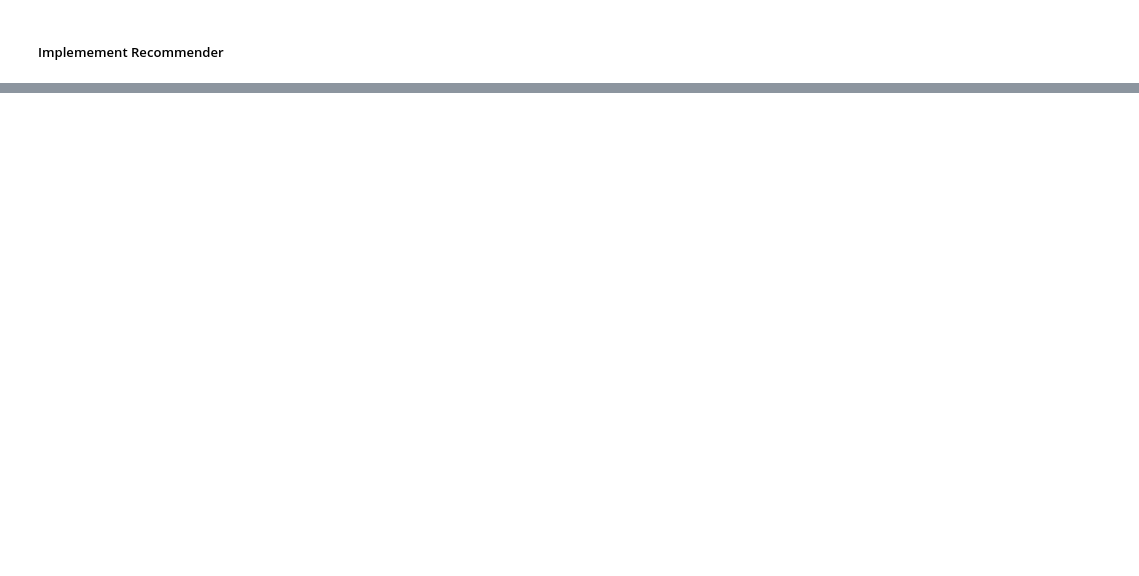
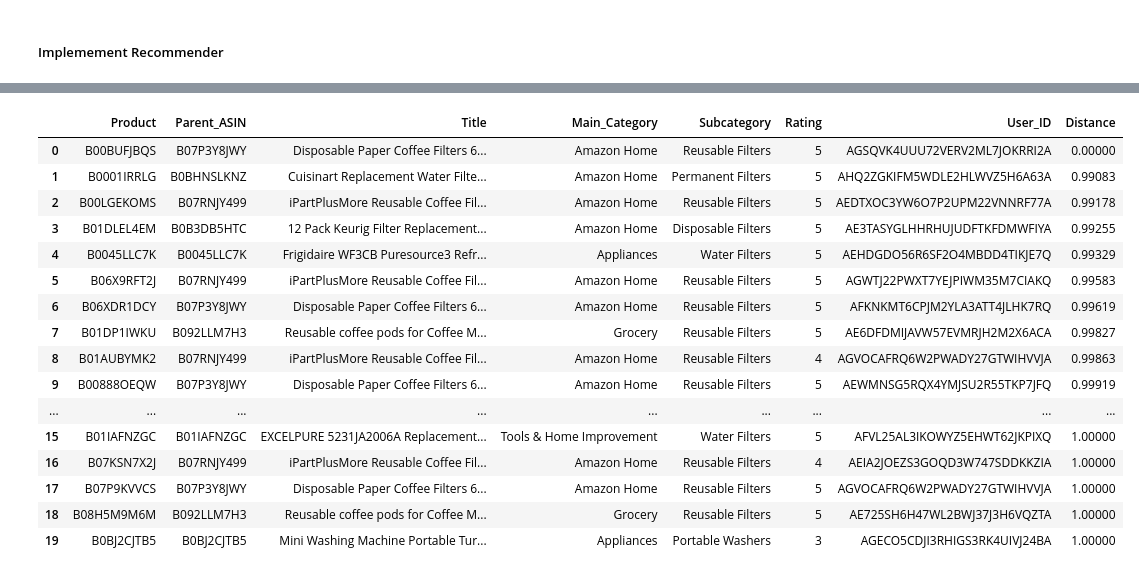
Before and after one commit to ds-edu/capstone-recsys, a Jupyter notebook: recsys_ecomm/notebooks/recsys.ipynb, the cells around one changed output, grey strips where cells are left out. Drawn from its saved outputs; the diff is of its cells as text; code cells hidden in the pictures; blank space fills up the shorter version.

```diff
--- a/recsys_ecomm/notebooks/recsys.ipynb
+++ b/recsys_ecomm/notebooks/recsys.ipynb
@@ -1365,0 +1416,21 @@ recommended_items
+# %%
+topk = []
+for i in res:
+    asin = item_user_matrix.index[i[0]]
+    row = df[df['asin'] == asin]
+    if row.empty:
+        continue  # Skip if no matching row found
+    # Append the product details to the topk list
+    topk.append({
+        'asin': asin,
+        'parent_asin': row['parent_asin'].values[0],
+        'main_category': row['main_category'].values[0],
+        'subcategory': row['subcategory'].values[0],
+        # 'maker': row['maker'].values[0],
+        'title': row['title'].values[0],
+        'distance': i[1]
+    })
+# Convert to DataFrame
+df_topk = pd.DataFrame(topk)
+
+df_topk.head(k)
@@ -1365,0 +1455,42 @@ recommended_items
+# %%
+# loop at top_res and retrieve the parent_asin for each product
+
+recommended_products = []
+for prod in top_res:
+    asin = prod[0]
+    row = df[df['asin'] == asin].iloc[0]
+    recommended_products.append({
+        'Product': row['asin'],
+        'Parent_ASIN': row['parent_asin'],
+        'Title': row['title'],
+        'Main_Category': row['main_category'],
+        'Subcategory': row['subcategory'],
+        # 'Maker': row['maker'],
+        'Rating': row['rating'],
+        'User_ID': row['user_id'],
+        'Distance': round(prod[1],5),
+        # 'Index': prod[2]
+    })
+
+df_recommended_products = pd.DataFrame(recommended_products)
+# %%
+# Show recommendations
+df_recommended_products
+# %% [output]
+|  | Product | Parent_ASIN | Title | Main_Category | Subcategory | Rating | User_ID | Distance |
+| 0 | B00BUFJBQS | B07P3Y8JWY | Disposable Paper Coffee Filters 6... | Amazon Home | Reusable Filters | 5 | AGSQVK4UUU72VERV2ML7JOKRRI2A | 0.00000 |
+| 1 | B0001IRRLG | B0BHNSLKNZ | Cuisinart Replacement Water Filte... | Amazon Home | Permanent Filters | 5 | AHQ2ZGKIFM5WDLE2HLWVZ5H6A63A | 0.99083 |
+| 2 | B00LGEKOMS | B07RNJY499 | iPartPlusMore Reusable Coffee Fil... | Amazon Home | Reusable Filters | 5 | AEDTXOC3YW6O7P2UPM22VNNRF77A | 0.99178 |
+| 3 | B01DLEL4EM | B0B3DB5HTC | 12 Pack Keurig Filter Replacement... | Amazon Home | Disposable Filters | 5 | AE3TASYGLHHRHUJUDFTKFDMWFIYA | 0.99255 |
+| 4 | B0045LLC7K | B0045LLC7K | Frigidaire WF3CB Puresource3 Refr... | Appliances | Water Filters | 5 | AEHDGDO56R6SF2O4MBDD4TIKJE7Q | 0.99329 |
+| 5 | B06X9RFT2J | B07RNJY499 | iPartPlusMore Reusable Coffee Fil... | Amazon Home | Reusable Filters | 5 | AGWTJ22PWXT7YEJPIWM35M7CIAKQ | 0.99583 |
+| 6 | B06XDR1DCY | B07P3Y8JWY | Disposable Paper Coffee Filters 6... | Amazon Home | Reusable Filters | 5 | AFKNKMT6CPJM2YLA3ATT4JLHK7RQ | 0.99619 |
+| 7 | B01DP1IWKU | B092LLM7H3 | Reusable coffee pods for Coffee M... | Grocery | Reusable Filters | 5 | AE6DFDMIJAVW57EVMRJH2M2X6ACA | 0.99827 |
+| 8 | B01AUBYMK2 | B07RNJY499 | iPartPlusMore Reusable Coffee Fil... | Amazon Home | Reusable Filters | 4 | AGVOCAFRQ6W2PWADY27GTWIHVVJA | 0.99863 |
+| 9 | B00888OEQW | B07P3Y8JWY | Disposable Paper Coffee Filters 6... | Amazon Home | Reusable Filters | 5 | AEWMNSG5RQX4YMJSU2R55TKP7JFQ | 0.99919 |
+| ... | ... | ... | ... | ... | ... | ... | ... | ... |
+| 15 | B01IAFNZGC | B01IAFNZGC | EXCELPURE 5231JA2006A Replacement... | Tools & Home Improvement | Water Filters | 5 | AFVL25AL3IKOWYZ5EHWT62JKPIXQ | 1.00000 |
+| 16 | B07KSN7X2J | B07RNJY499 | iPartPlusMore Reusable Coffee Fil... | Amazon Home | Reusable Filters | 4 | AEIA2JOEZS3GOQD3W747SDDKKZIA | 1.00000 |
+| 17 | B07P9KVVCS | B07P3Y8JWY | Disposable Paper Coffee Filters 6... | Amazon Home | Reusable Filters | 5 | AGVOCAFRQ6W2PWADY27GTWIHVVJA | 1.00000 |
+| 18 | B08H5M9M6M | B092LLM7H3 | Reusable coffee pods for Coffee M... | Grocery | Reusable Filters | 5 | AE725SH6H47WL2BWJ37J3H6VQZTA | 1.00000 |
+| 19 | B0BJ2CJTB5 | B0BJ2CJTB5 | Mini Washing Machine Portable Tur... | Appliances | Portable Washers | 3 | AGECO5CDJI3RHIGS3RK4UIVJ24BA | 1.00000 |
```
Also changed, not shown: parts of 76 cells of this notebook.
